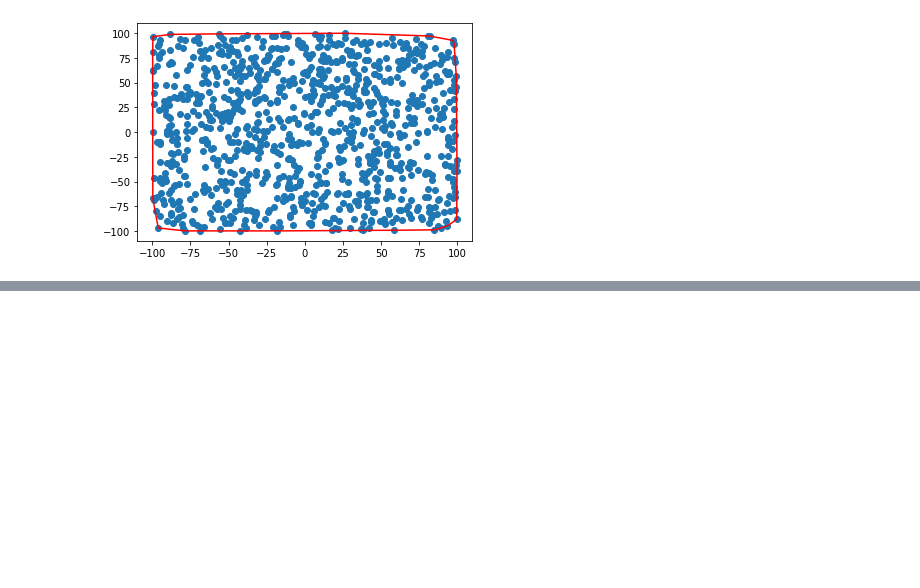
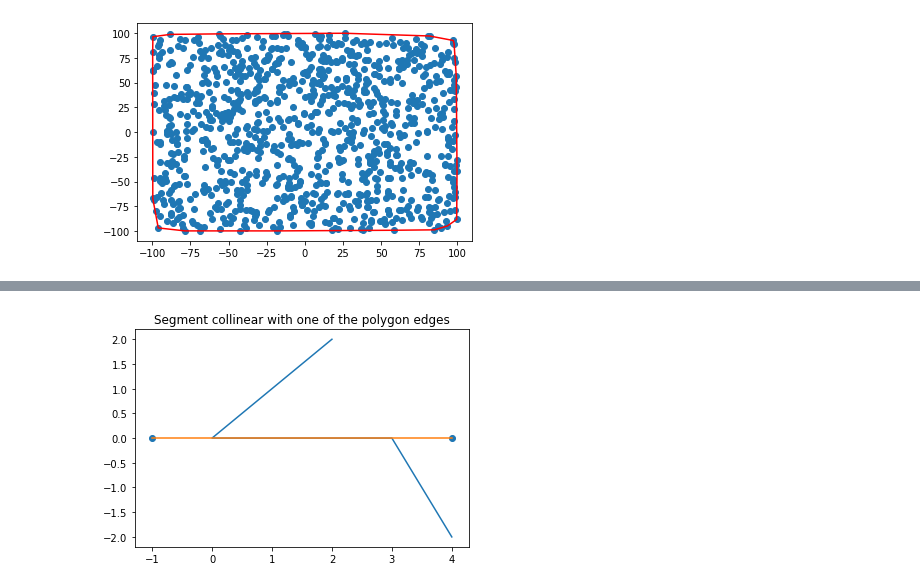
Before and after one commit to saidsalihefendic/tkn-computational-geometry, a Jupyter notebook: Introduction to Computational Geometry - Exercises Revisioned.ipynb, the cells around one changed output, grey strips where cells are left out. Cells and saved outputs as stored; diff of their text form; code cells hidden in the pictures; blank space fills up the shorter version.

```diff
--- a/Introduction to Computational Geometry - Exercises Revisioned.ipynb
+++ b/Introduction to Computational Geometry - Exercises Revisioned.ipynb
@@ -492,0 +565,17 @@ plt.plot(Xconvex, Yconvex, c='r')
+# %%
+# Degenerate cases
+
+lines_x = [2, 0, 3, 4]
+lines_y = [2, 0, 0, -2]
+
+points_x = [4, -1]
+points_y = [0, 0]
+
+plt.title("Segment collinear with one of the polygon edges")
+plt.plot(lines_x, lines_y)
+plt.scatter(points_x, points_y)
+plt.plot(points_x, points_y)
+
+plt.show()
+# %% [output]
+[figure, added]
```
Also changed, not shown: parts of 20 cells of this notebook, 1 other file.
